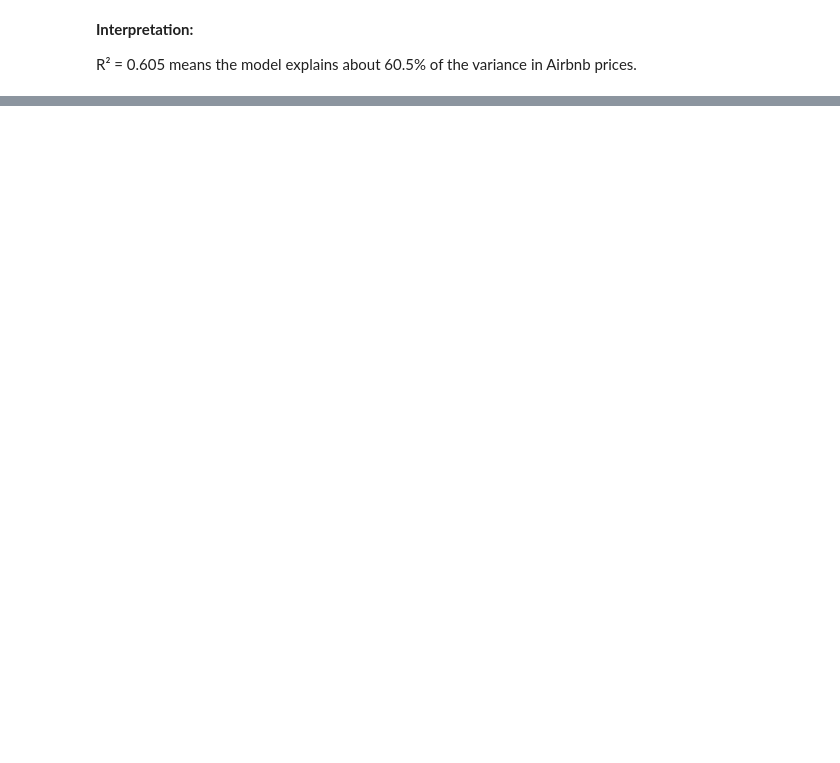
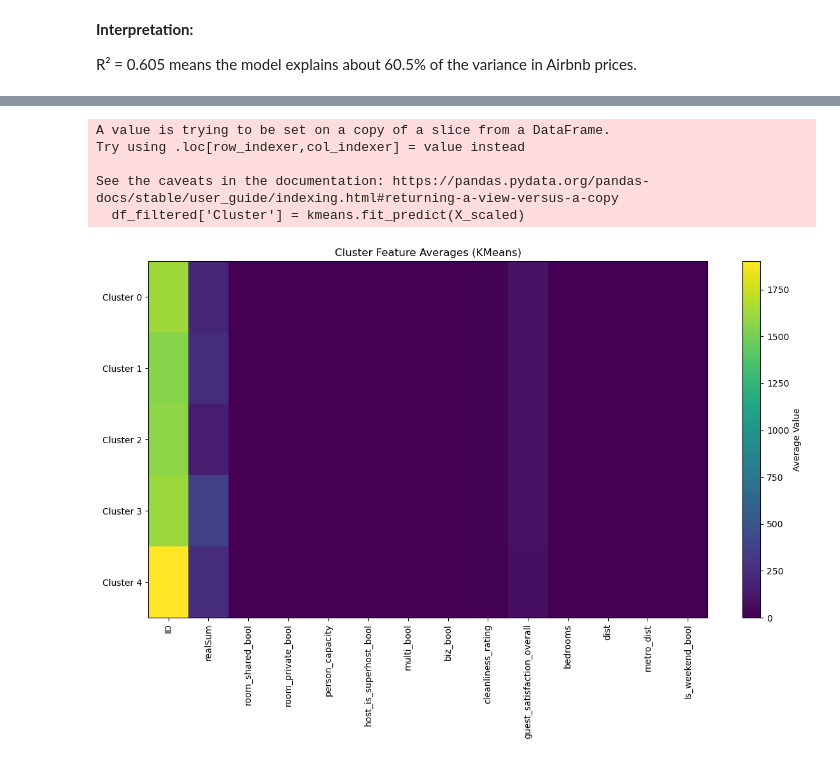
Before and after one commit to Dieky/ML-Exam, a Jupyter notebook: RandomForestKMeans.ipynb, the cells around one changed output, grey strips where cells are left out. Cells and saved outputs as stored; diff of their text form; code cells hidden in the pictures; blank space fills up the shorter version.

```diff
--- a/RandomForestKMeans.ipynb
+++ b/RandomForestKMeans.ipynb
@@ -91,0 +126,14 @@ Fitting 3 folds for each of 10 candidates, totalling 30 fits
+# %%
+# Standardize features
+scaler = StandardScaler()
+X_scaled = scaler.fit_transform(df_cluster)
+
+# Fit KMeans and assign labels
+kmeans = KMeans(n_clusters=5, random_state=42, n_init=10)
+df_filtered['Cluster'] = kmeans.fit_predict(X_scaled)
+
+# Calculate and display average feature values per cluster
+cluster_summary = df_filtered.groupby('Cluster').mean(numeric_only=True)
+
+# Display to user
+cluster_summary
@@ -91,0 +153,33 @@ Fitting 3 folds for each of 10 candidates, totalling 30 fits
+# %%
+
+# Convert any remaining object columns to numeric
+for col in df_cluster.select_dtypes(include='object').columns:
+    df_cluster[col] = df_cluster[col].astype('category').cat.codes
+
+# Standardize features
+scaler = StandardScaler()
+X_scaled = scaler.fit_transform(df_cluster)
+
+# Fit KMeans and assign cluster labels
+kmeans = KMeans(n_clusters=5, random_state=42, n_init=10)
+df_filtered['Cluster'] = kmeans.fit_predict(X_scaled)
+
+# Compute average feature values per cluster
+cluster_summary = df_filtered.groupby('Cluster').mean(numeric_only=True)
+
+# Plot heatmap
+plt.figure(figsize=(12, 8))
+plt.imshow(cluster_summary, aspect='auto', cmap='viridis')
+plt.colorbar(label='Average Value')
+plt.xticks(ticks=range(len(cluster_summary.columns)), labels=cluster_summary.columns, rotation=90)
+plt.yticks(ticks=range(len(cluster_summary.index)), labels=[f'Cluster {i}' for i in cluster_summary.index])
+plt.title("Cluster Feature Averages (KMeans)")
+plt.tight_layout()
+plt.show()
+# %% [output]
+A value is trying to be set on a copy of a slice from a DataFrame.
+Try using .loc[row_indexer,col_indexer] = value instead
+
+See the caveats in the documentation: https://pandas.pydata.org/pandas-docs/stable/user_guide/indexing.html#returning-a-view-versus-a-copy
+  df_filtered['Cluster'] = kmeans.fit_predict(X_scaled)
+[figure, added]
```
Also changed, not shown: parts of 8 cells of this notebook, 1 other file.
